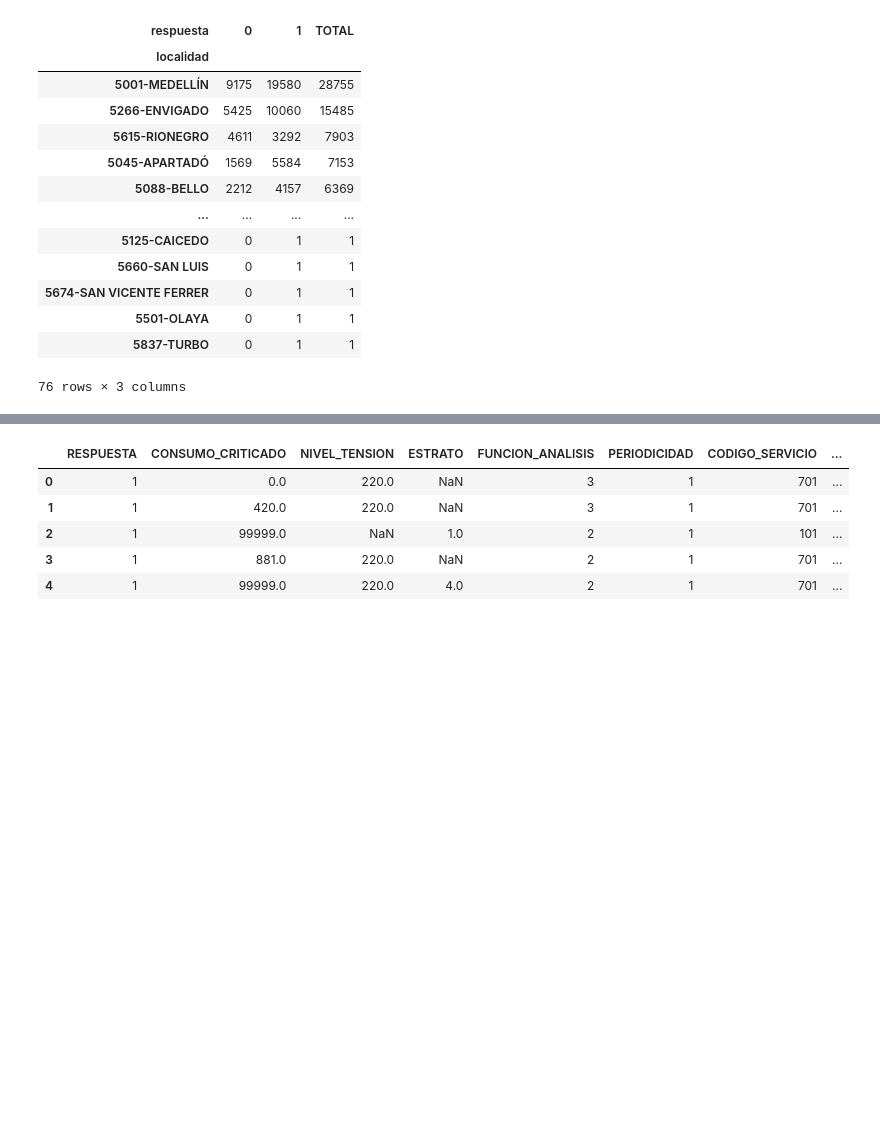
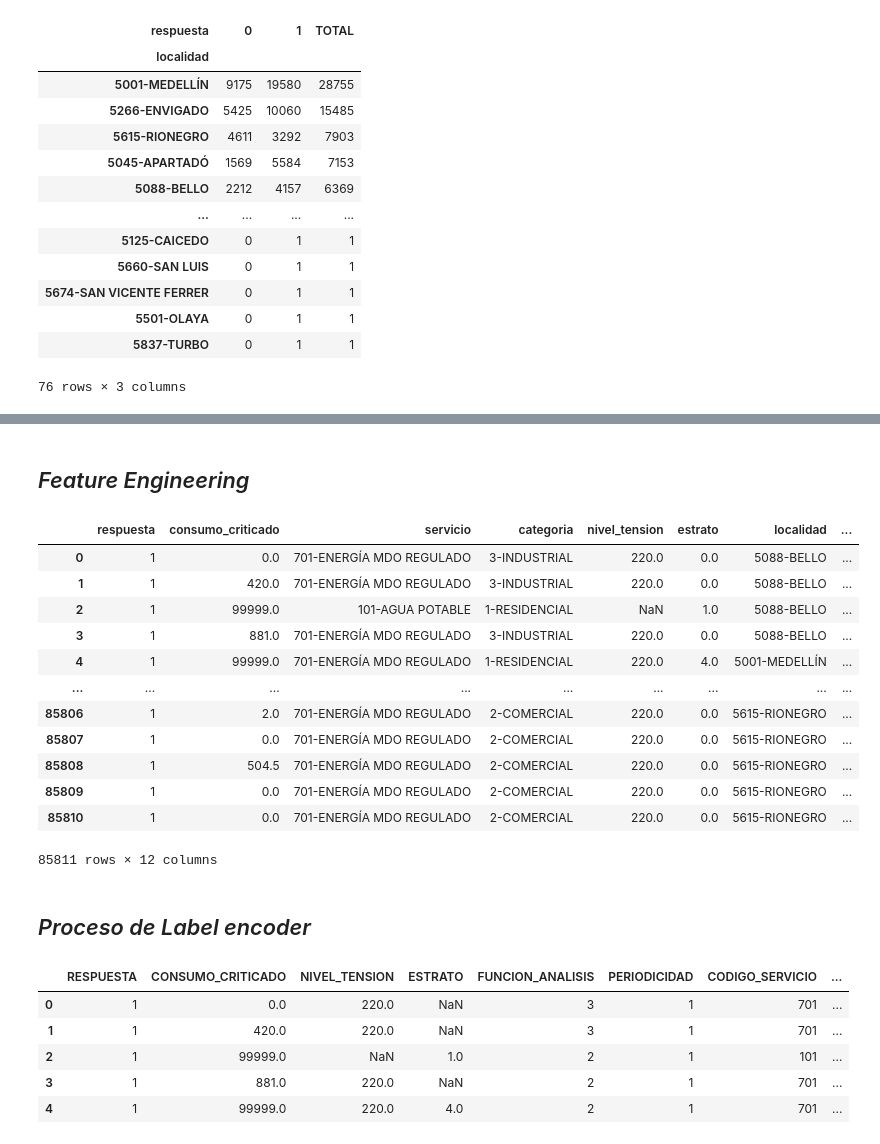
Before and after one commit to andreess891/Proyecto1_UdeM, a Jupyter notebook: Proyecto.ipynb, the cells around one changed output, grey strips where cells are left out. Saved outputs shown, nothing was run; the diff lists cells and outputs as text; code cells hidden in the pictures; blank space fills up the shorter version.

```diff
--- a/Proyecto.ipynb
+++ b/Proyecto.ipynb
@@ -263,0 +342,3 @@ plt.show()
+# %%
+#Rellenar los nulos correspondientes a la variable "estrato" con cero.
+df['estrato'] = df['estrato'].fillna(0)
@@ -264,3 +369,40 @@ plt.show()
+# %% [markdown]
+## *Feature Engineering*
+# %%
+# Diccionario de mapeo de servicio a tipo de servicio
+mapeo_tipo_servicio = {
+    '701-ENERGÍA MDO REGULADO': 'Energía',
+    '101-AGUA POTABLE': 'Agua',
+    '103-ALCANTARILLADO': 'Alcantarillado',
+    '501-GAS NATURAL REGULADO': 'Gas',
+    '1007-ALUMBRADO PÚBLICO MEDIDO': 'Energía',
+    '8000-AGUA POTABLE OCC.': 'Agua',
+    '8003-AGUA POTABLE URABA': 'Agua',
+    '7505-GAS NATURAL COMPRIMIDO (GNC)': 'Gas',
+    '240-AGUA POTABLE MALAMBO': 'Agua',
+    '249-AGUA POTABLE DE RIONEGRO ANT': 'Agua',
+    '1702-MOVILIDAD ELÉCTRICA CARGA INTE': 'Energía'
+}
+# %%
+# Crear nueva columna 'tipo_servicio'
+df['tipo_servicio'] = df['servicio'].map(mapeo_tipo_servicio)
+df
+# %% [output]
+|  | respuesta | consumo_criticado | servicio | categoria | nivel_tension | estrato | localidad | ... |
+| 0 | 1 | 0.0 | 701-ENERGÍA MDO REGULADO | 3-INDUSTRIAL | 220.0 | 0.0 | 5088-BELLO | ... |
+| 1 | 1 | 420.0 | 701-ENERGÍA MDO REGULADO | 3-INDUSTRIAL | 220.0 | 0.0 | 5088-BELLO | ... |
+| 2 | 1 | 99999.0 | 101-AGUA POTABLE | 1-RESIDENCIAL | NaN | 1.0 | 5088-BELLO | ... |
+| 3 | 1 | 881.0 | 701-ENERGÍA MDO REGULADO | 3-INDUSTRIAL | 220.0 | 0.0 | 5088-BELLO | ... |
+| 4 | 1 | 99999.0 | 701-ENERGÍA MDO REGULADO | 1-RESIDENCIAL | 220.0 | 4.0 | 5001-MEDELLÍN | ... |
+| ... | ... | ... | ... | ... | ... | ... | ... | ... |
+| 85806 | 1 | 2.0 | 701-ENERGÍA MDO REGULADO | 2-COMERCIAL | 220.0 | 0.0 | 5615-RIONEGRO | ... |
+| 85807 | 1 | 0.0 | 701-ENERGÍA MDO REGULADO | 2-COMERCIAL | 220.0 | 0.0 | 5615-RIONEGRO | ... |
+| 85808 | 1 | 504.5 | 701-ENERGÍA MDO REGULADO | 2-COMERCIAL | 220.0 | 0.0 | 5615-RIONEGRO | ... |
+| 85809 | 1 | 0.0 | 701-ENERGÍA MDO REGULADO | 2-COMERCIAL | 220.0 | 0.0 | 5615-RIONEGRO | ... |
+| 85810 | 1 | 0.0 | 701-ENERGÍA MDO REGULADO | 2-COMERCIAL | 220.0 | 0.0 | 5615-RIONEGRO | ... |
+85811 rows × 12 columns
+# %% [markdown]
+## *Proceso de Label encoder*
 # %%
 df_modelo = df.copy()
 # %%
```
Also changed, not shown: parts of 17 cells of this notebook.
